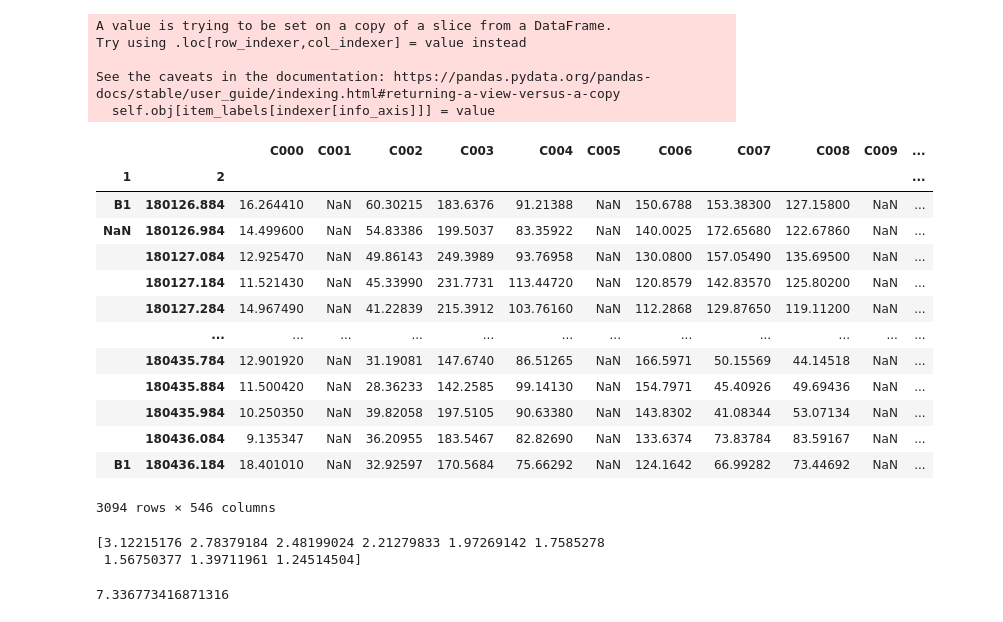
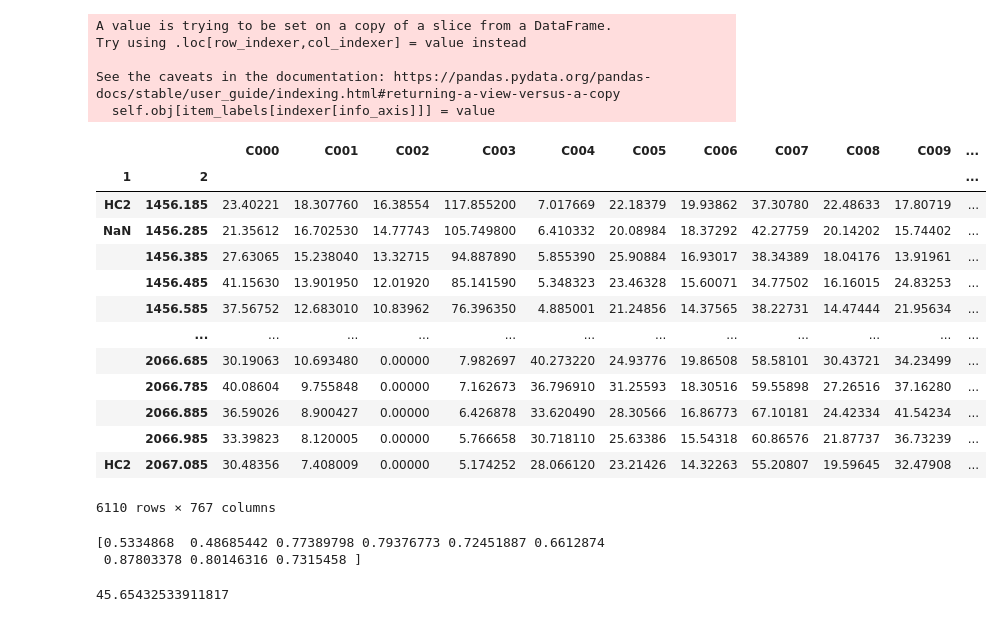
Before and after one commit to m11o/lablib-notebook, a Jupyter notebook: notebooks/sulfur/read_csv_test.ipynb, the cells around one changed output. Drawn from its saved outputs; the diff is of its cells as text; code cells hidden in the pictures.

```diff
--- a/notebooks/sulfur/read_csv_test.ipynb
+++ b/notebooks/sulfur/read_csv_test.ipynb
@@ -1,7 +1,7 @@
 # %%
 from utils.CaImageCSV import CaImageCSV
 # %%
-csv = CaImageCSV('./resources/ID181106CreI_Longitudinal_Traces.csv')
+csv = CaImageCSV('./resources/ID181106CreA_Longitudinal_Traces.csv')
 # %% [output]
 A value is trying to be set on a copy of a slice from a DataFrame.
 Try using .loc[row_indexer,col_indexer] = value instead
@@ -9,23 +9,23 @@ Try using .loc[row_indexer,col_indexer] = value instead
 See the caveats in the documentation: https://pandas.pydata.org/pandas-docs/stable/user_guide/indexing.html#returning-a-view-versus-a-copy
   self.obj[item_labels[indexer[info_axis]]] = value
 # %%
-context_data = csv.filtered_by_context('B1')
+context_data = csv.filtered_by_context('HC2')
 context_data
 # %% [output]
 |  |  | C000 | C001 | C002 | C003 | C004 | C005 | C006 | C007 | C008 | C009 | ... |
 | 1 | 2 |  |  |  |  |  |  |  |  |  |  | ... |
-| B1 | 180126.884 | 16.264410 | NaN | 60.30215 | 183.6376 | 91.21388 | NaN | 150.6788 | 153.38300 | 127.15800 | NaN | ... |
-| NaN | 180126.984 | 14.499600 | NaN | 54.83386 | 199.5037 | 83.35922 | NaN | 140.0025 | 172.65680 | 122.67860 | NaN | ... |
-|  | 180127.084 | 12.925470 | NaN | 49.86143 | 249.3989 | 93.76958 | NaN | 130.0800 | 157.05490 | 135.69500 | NaN | ... |
-|  | 180127.184 | 11.521430 | NaN | 45.33990 | 231.7731 | 113.44720 | NaN | 120.8579 | 142.83570 | 125.80200 | NaN | ... |
-|  | 180127.284 | 14.967490 | NaN | 41.22839 | 215.3912 | 103.76160 | NaN | 112.2868 | 129.87650 | 119.11200 | NaN | ... |
+| HC2 | 1456.185 | 23.40221 | 18.307760 | 16.38554 | 117.855200 | 7.017669 | 22.18379 | 19.93862 | 37.30780 | 22.48633 | 17.80719 | ... |
+| NaN | 1456.285 | 21.35612 | 16.702530 | 14.77743 | 105.749800 | 6.410332 | 20.08984 | 18.37292 | 42.27759 | 20.14202 | 15.74402 | ... |
+|  | 1456.385 | 27.63065 | 15.238040 | 13.32715 | 94.887890 | 5.855390 | 25.90884 | 16.93017 | 38.34389 | 18.04176 | 13.91961 | ... |
+|  | 1456.485 | 41.15630 | 13.901950 | 12.01920 | 85.141590 | 5.348323 | 23.46328 | 15.60071 | 34.77502 | 16.16015 | 24.83253 | ... |
+|  | 1456.585 | 37.56752 | 12.683010 | 10.83962 | 76.396350 | 4.885001 | 21.24856 | 14.37565 | 38.22731 | 14.47444 | 21.95634 | ... |
 |  | ... | ... | ... | ... | ... | ... | ... | ... | ... | ... | ... | ... |
-|  | 180435.784 | 12.901920 | NaN | 31.19081 | 147.6740 | 86.51265 | NaN | 166.5971 | 50.15569 | 44.14518 | NaN | ... |
-|  | 180435.884 | 11.500420 | NaN | 28.36233 | 142.2585 | 99.14130 | NaN | 154.7971 | 45.40926 | 49.69436 | NaN | ... |
-|  | 180435.984 | 10.250350 | NaN | 39.82058 | 197.5105 | 90.63380 | NaN | 143.8302 | 41.08344 | 53.07134 | NaN | ... |
-|  | 180436.084 | 9.135347 | NaN | 36.20955 | 183.5467 | 82.82690 | NaN | 133.6374 | 73.83784 | 83.59167 | NaN | ... |
-| B1 | 180436.184 | 18.401010 | NaN | 32.92597 | 170.5684 | 75.66292 | NaN | 124.1642 | 66.99282 | 73.44692 | NaN | ... |
+|  | 2066.685 | 30.19063 | 10.693480 | 0.00000 | 7.982697 | 40.273220 | 24.93776 | 19.86508 | 58.58101 | 30.43721 | 34.23499 | ... |
+|  | 2066.785 | 40.08604 | 9.755848 | 0.00000 | 7.162673 | 36.796910 | 31.25593 | 18.30516 | 59.55898 | 27.26516 | 37.16280 | ... |
+|  | 2066.885 | 36.59026 | 8.900427 | 0.00000 | 6.426878 | 33.620490 | 28.30566 | 16.86773 | 67.10181 | 24.42334 | 41.54234 | ... |
+|  | 2066.985 | 33.39823 | 8.120005 | 0.00000 | 5.766658 | 30.718110 | 25.63386 | 15.54318 | 60.86576 | 21.87737 | 36.73239 | ... |
+| HC2 | 2067.085 | 30.48356 | 7.408009 | 0.00000 | 5.174252 | 28.066120 | 23.21426 | 14.32263 | 55.20807 | 19.59645 | 32.47908 | ... |
-3094 rows × 546 columns
+6110 rows × 767 columns
 # %%
 # items = CaImageCSV.optimize_std(context_data)
 # items
@@ -38,9 +38,9 @@ numpyed_items = csv.optimize_std_by_series(context_data['C000'].fillna(0.0)).to_
 print(numpyed_items[-10:-1])
 context_data['C000'].astype(float).fillna(0.0).std(skipna=False)
 # %% [output]
-[3.12215176 2.78379184 2.48199024 2.21279833 1.97269142 1.7585278
- 1.56750377 1.39711961 1.24514504]
+[0.5334868  0.48685442 0.77389798 0.79376773 0.72451887 0.6612874
+ 0.87803378 0.80146316 0.7315458 ]
-7.336773416871316
+45.65432533911817
 # %%
 %time c, s, b, g, lam = deconvolve(numpyed_items, g=(None, None), penalty=1)
 # %% [output]
```
Also changed, not shown: parts of 7 cells of this notebook.
